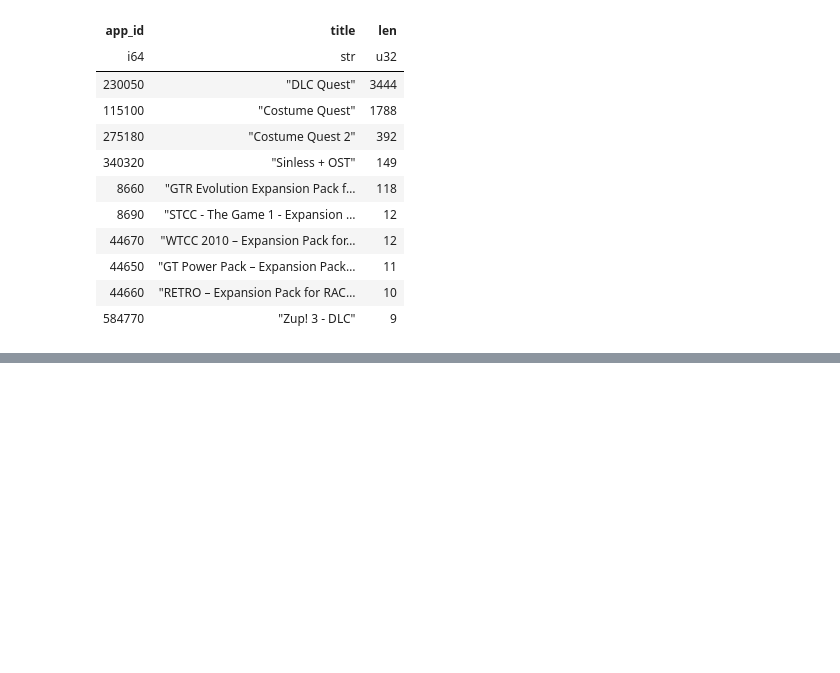
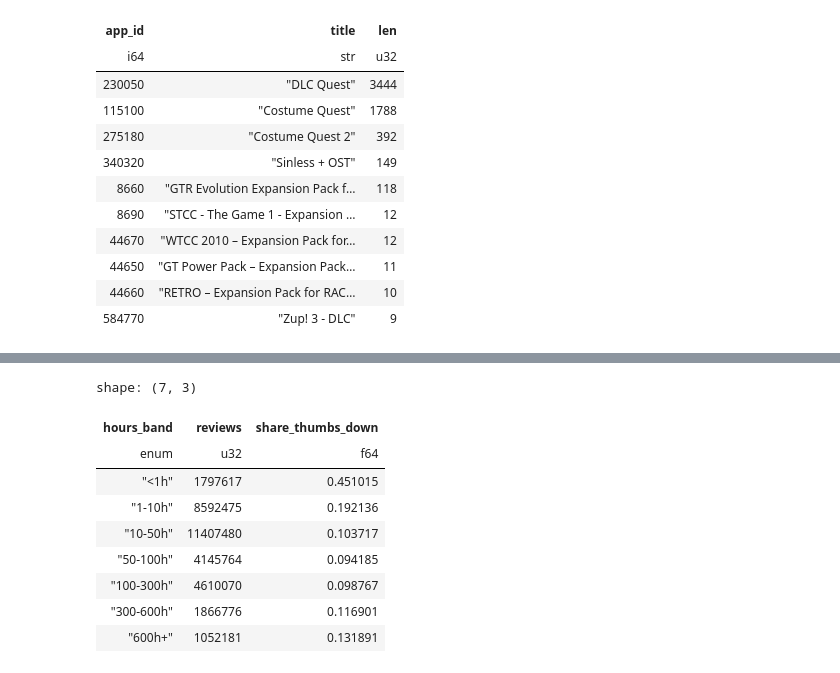
Before and after one commit to Ayumii-ww/steam-recommender, a Jupyter notebook: notebooks/01_eda.ipynb, the cells around one changed output, grey strips where cells are left out. Saved outputs shown, nothing was run; the diff lists cells and outputs as text; code cells hidden in the pictures; blank space fills up the shorter version.

```diff
--- a/notebooks/01_eda.ipynb
+++ b/notebooks/01_eda.ipynb
@@ -429,0 +437,36 @@ shape: (10, 3)
+# %%
+interactions = pl.scan_parquet(DATA / "interactions.parquet").select("app_id", "hours", "is_recommended")
+prices = games.select(pl.col("app_id").cast(pl.Int32), "price_original").lazy()
+
+hour_bands = [1, 10, 50, 100, 300, 600]
+band_labels = ["<1h", "1-10h", "10-50h", "50-100h", "100-300h", "300-600h", "600h+"]
+
+playtime = (
+    interactions.join(prices, on="app_id", how="left")
+    .with_columns(
+        pl.col("hours").cut(hour_bands, labels=band_labels, left_closed=True).alias("hours_band"),
+        pl.when(pl.col("price_original") == 0).then(pl.lit("free"))
+        .when(pl.col("price_original") < 20).then(pl.lit("paid <$20"))
+        .otherwise(pl.lit("paid $20+"))
+        .alias("price_band"),
+    )
+)
+
+by_hours = (
+    playtime.group_by("hours_band")
+    .agg(pl.len().alias("reviews"), (~pl.col("is_recommended")).mean().alias("share_thumbs_down"))
+    .sort("hours_band")
+    .collect(engine="streaming")
+)
+by_hours
+# %% [output]
+shape: (7, 3)
+| hours_band | reviews | share_thumbs_down |
+| enum | u32 | f64 |
+| "<1h" | 1797617 | 0.451015 |
+| "1-10h" | 8592475 | 0.192136 |
+| "10-50h" | 11407480 | 0.103717 |
+| "50-100h" | 4145764 | 0.094185 |
+| "100-300h" | 4610070 | 0.098767 |
+| "300-600h" | 1866776 | 0.116901 |
+| "600h+" | 1052181 | 0.131891 |
```
Also changed, not shown: parts of 5 cells of this notebook, 1 other file.
